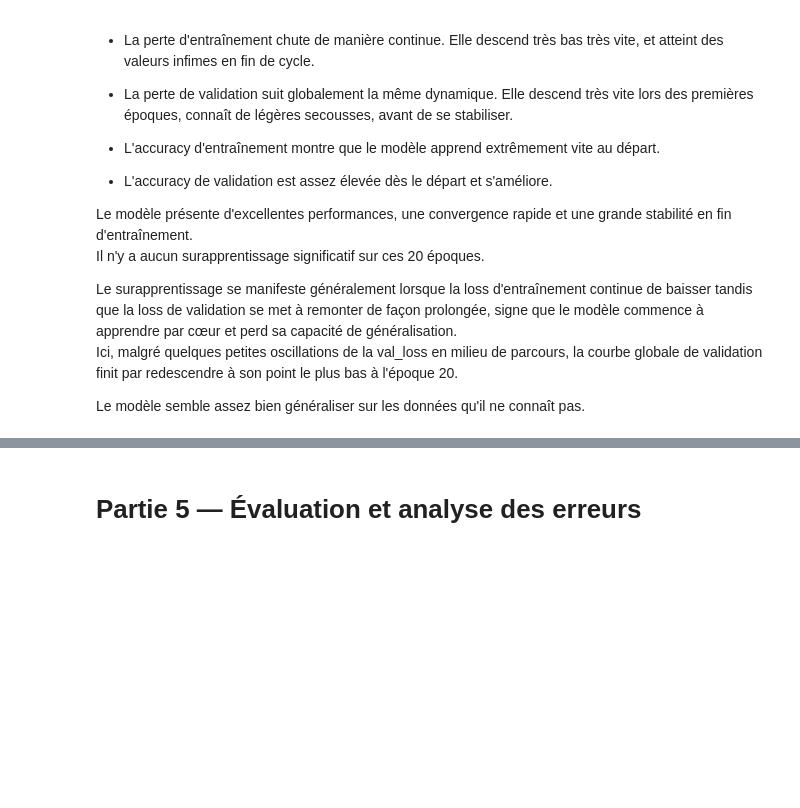
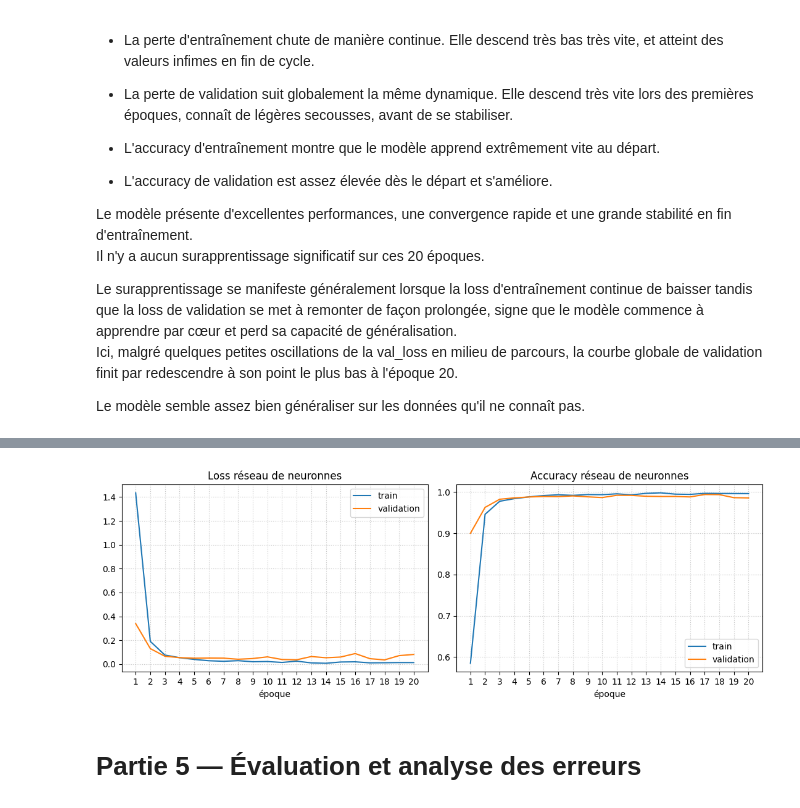
Before and after one commit to Minetriforce/DL_project_traffic_signs, a Jupyter notebook: project_traffic_signs.ipynb, the cells around one changed output, grey strips where cells are left out. Saved outputs shown, nothing was run; the diff lists cells and outputs as text; code cells hidden in the pictures; blank space fills up the shorter version.

```diff
--- a/project_traffic_signs.ipynb
+++ b/project_traffic_signs.ipynb
@@ -602,6 +642,11 @@ with open('h_cnn.pkl', 'rb') as f:
     h_cnn = pickle.load(f)
 
 cnn_model = load_model('cnn_model.keras')
+# %%
+#Visualisation des courbes d'apprentissage de l'expérience
+plot_history(h_cnn, "réseau de neuronnes")
+# %% [output]
+[figure, added]
 # %% [markdown]
 # **Partie 5 — Évaluation et analyse des erreurs**
 # %% [markdown]
```
Also changed, not shown: parts of 26 cells of this notebook.
